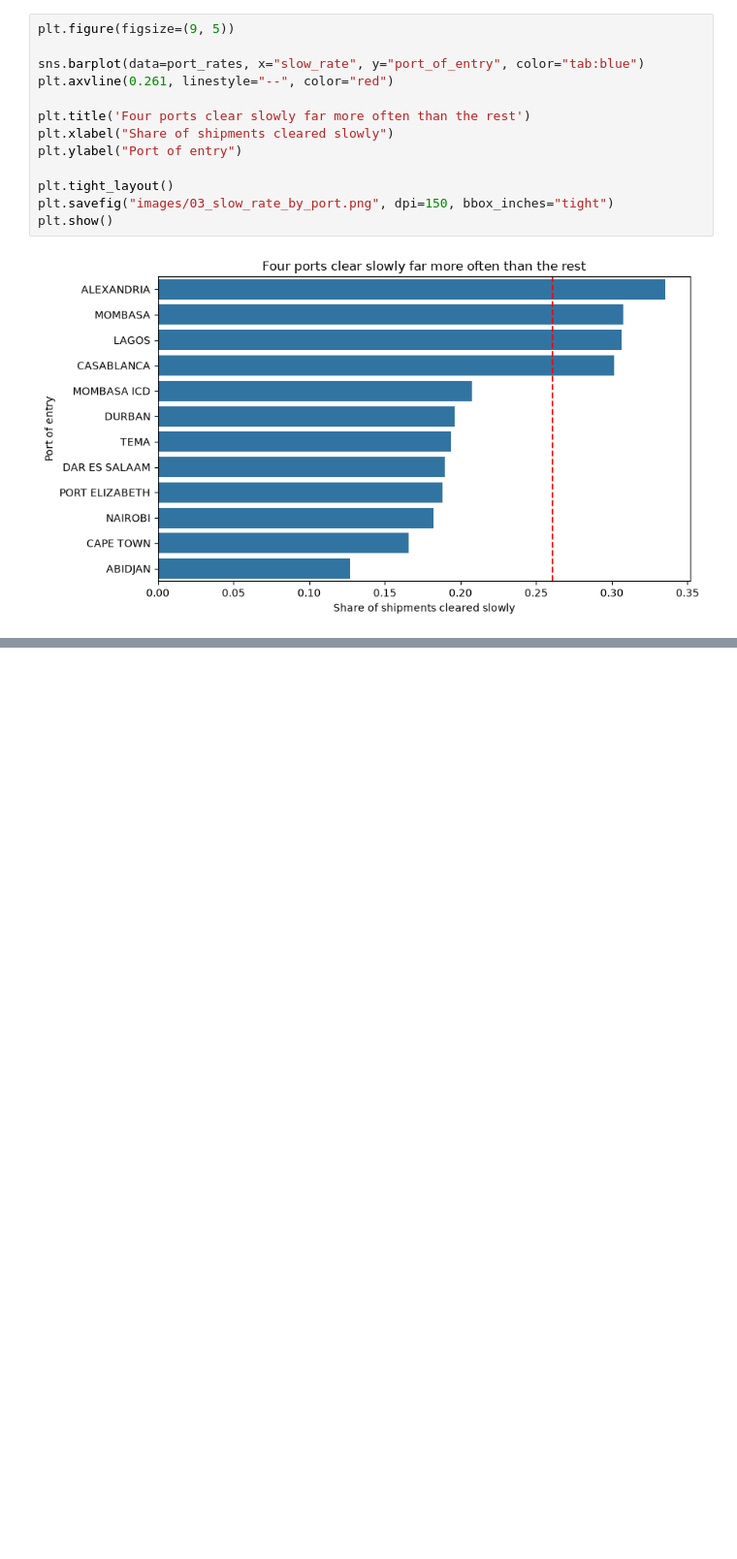
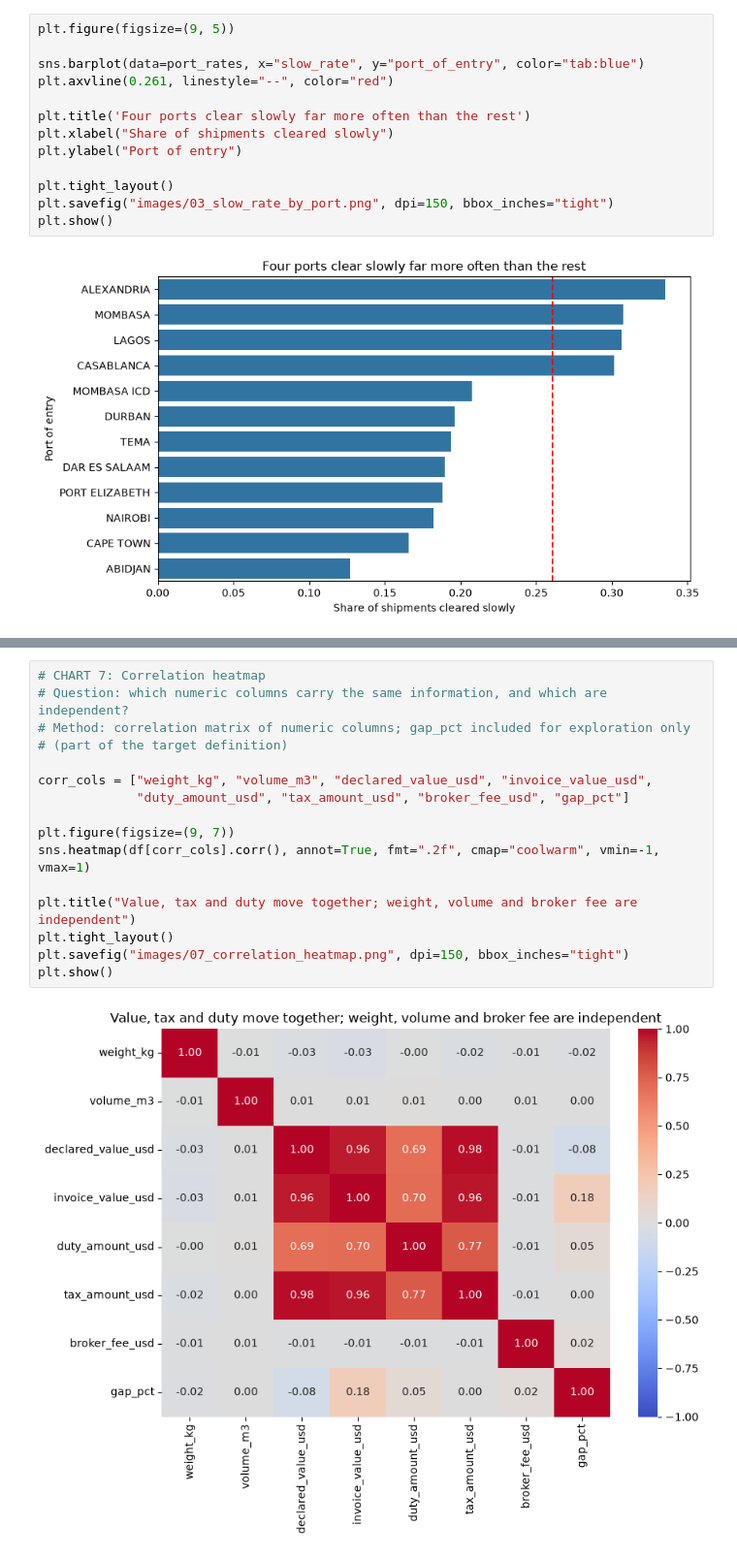
Before and after one commit to oraregreg/Customs_Compliance_Risk_Prediction, a Jupyter notebook: 03_EDA.ipynb, the cells around one changed output, grey strips where cells are left out. Shown at 97% size. Saved outputs shown, nothing was run; the diff lists cells and outputs as text; blank space fills up the shorter version.

```diff
--- a/03_EDA.ipynb
+++ b/03_EDA.ipynb
@@ -135,0 +273,18 @@ plt.show()
+# %%
+# CHART 7: Correlation heatmap
+# Question: which numeric columns carry the same information, and which are independent?
+# Method: correlation matrix of numeric columns; gap_pct included for exploration only
+# (part of the target definition)
+
+corr_cols = ["weight_kg", "volume_m3", "declared_value_usd", "invoice_value_usd",
+             "duty_amount_usd", "tax_amount_usd", "broker_fee_usd", "gap_pct"]
+
+plt.figure(figsize=(9, 7))
+sns.heatmap(df[corr_cols].corr(), annot=True, fmt=".2f", cmap="coolwarm", vmin=-1, vmax=1)
+
+plt.title("Value, tax and duty move together; weight, volume and broker fee are independent")
+plt.tight_layout()
+plt.savefig("images/07_correlation_heatmap.png", dpi=150, bbox_inches="tight")
+plt.show()
+# %% [output]
+[figure, added]
```
Also changed, not shown: parts of 16 cells of this notebook.
